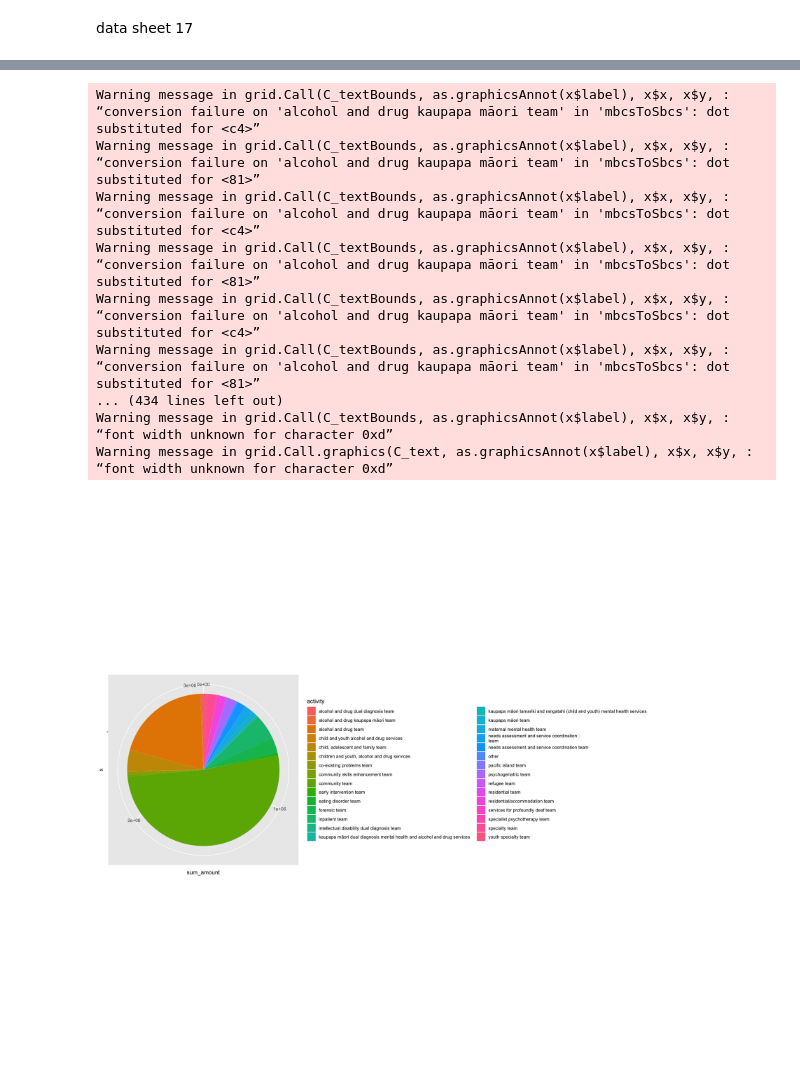
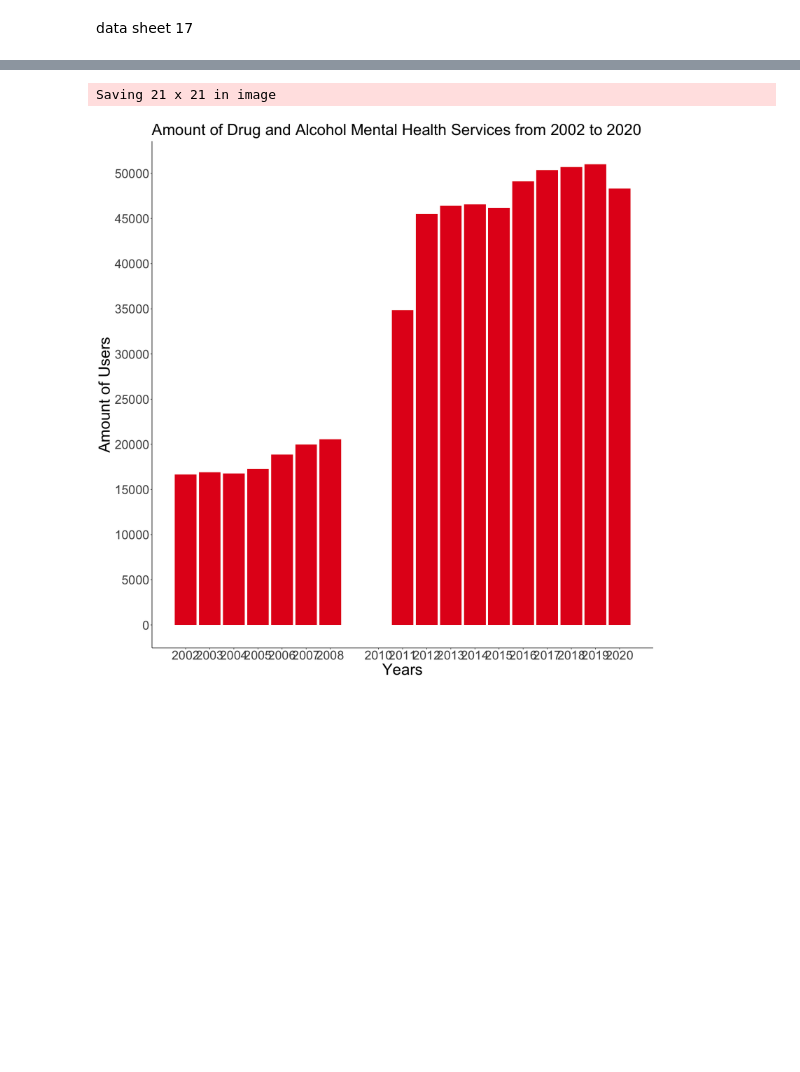
Before and after one commit to damiansastre/data201, a Jupyter notebook: project/project_damian.ipynb, the cells around one changed output, grey strips where cells are left out. Cells and saved outputs as stored; diff of their text form; code cells hidden in the pictures; blank space fills up the shorter version.

```diff
--- a/project/project_damian.ipynb
+++ b/project/project_damian.ipynb
@@ -637,13 +712,13 @@ get_service_data <- function(filename, sheet, range, year, cols=NULL){
 
 full_colnames <- colnames(get_service_data('mental_health2002.xls', "A9",  'B5:V131', 2002))
 
+
 service_data <- get_service_data('mental_health2002.xls', "A15",  'B5:V93', 2002) %>%
                 rbind(get_service_data('mental_health2003.xls', "A15",  'B5:V93', 2003)) %>%
                 rbind(get_service_data('mental_health2004.xls', "A15",  'B5:V93', 2004)) %>%
                 rbind(get_service_data('mental_health2005.xls', "A15",  'B5:V93', 2005)) %>%
                 rbind(get_service_data('mental_health2006.xls', "15A",  'B5:V93', 2006, full_colnames)) %>%
                 rbind(get_service_data('mental_health2007.xls', "15B",  'B5:V93', 2007, full_colnames)) %>%
-                rbind(get_service_data('mental_health2008.xls', "A15",  'B5:V93', 2007, full_colnames)) %>%
                 rbind(get_service_data('mental_health2008.xls', "A15",  'B5:V93', 2008, full_colnames)) %>%
                 rbind(get_service_data('mental_health2011.xlsx', "Table23",  'A4:U73', 2011, full_colnames)) %>%
                 rbind(get_service_data('mental_health2012.xlsx', "table23",  'A4:U73', 2012, full_colnames)) %>%
@@ -655,8 +730,6 @@ service_data <- get_service_data('mental_health2002.xls', "A15",  'B5:V93', 2002
                 rbind(get_service_data('mental_health2018.xlsx', "table23",  'A4:U73', 2018, full_colnames)) %>%
                 rbind(get_service_data('mental_health2019.xlsx', "table23",  'A4:U73', 2019, full_colnames)) %>%
                 rbind(get_service_data('mental_health2020.xlsx', "table23",  'A4:U73', 2020, full_colnames))
-
-service_data
 # %% [output]
 New names:
 * `` -> ...1
@@ -746,25 +757,26 @@ A tibble: 11232 × 5
 # %%
-service_data %>%    group_by(activity) %>%
-                    select(activity,amount) %>%
-                    summarise(sum_amount = round(sum(amount)), .groups='drop_last') %>%  # getting the mean amount of users for each user type by hour (droping the last column)
-                    ggplot(aes(fill=activity, y=sum_amount, x="")) +
-                    geom_bar(stat="identity") + coord_polar("y", start=0)
+
+
+service_data %>% filter(activity=='alcohol and drug team') %>%
+                group_by(year, activity) %>%
+                select(year, activity, amount) %>%
+                summarise(sum_amount = round(sum(amount)), .groups='drop_last') %>%  # getting the mean amount of users for each user type by hour (droping the last column)
+                ggplot( aes(fill=activity, y=sum_amount, x=year)) +
+                geom_bar(position="stack", stat="identity") +
+                scale_x_continuous(breaks=years$year) +
+                labs(x= "Years",
+                     y='Amount of Users',
+                     fill='Service',
+                     title='Amount of Drug and Alcohol Mental Health Services from 2002 to 2020') +
+                    theme_classic() + theme(plot.title = element_text(size=30),
+                                          text = element_text(size=30))  +
+
+
+                    scale_fill_brewer(palette="Set1") +  #assigning pallete
+
+                scale_y_continuous(breaks=seq(0, 200000, 5000)) + guides(fill=FALSE)
+
+ggsave('service.png', scale=3)
 # %% [output]
-Warning message in grid.Call(C_textBounds, as.graphicsAnnot(x$label), x$x, x$y, :
-“conversion failure on 'alcohol and drug kaupapa māori team' in 'mbcsToSbcs': dot substituted for <c4>”
-Warning message in grid.Call(C_textBounds, as.graphicsAnnot(x$label), x$x, x$y, :
-“conversion failure on 'alcohol and drug kaupapa māori team' in 'mbcsToSbcs': dot substituted for <81>”
-Warning message in grid.Call(C_textBounds, as.graphicsAnnot(x$label), x$x, x$y, :
-“conversion failure on 'alcohol and drug kaupapa māori team' in 'mbcsToSbcs': dot substituted for <c4>”
-Warning message in grid.Call(C_textBounds, as.graphicsAnnot(x$label), x$x, x$y, :
-“conversion failure on 'alcohol and drug kaupapa māori team' in 'mbcsToSbcs': dot substituted for <81>”
-Warning message in grid.Call(C_textBounds, as.graphicsAnnot(x$label), x$x, x$y, :
-“conversion failure on 'alcohol and drug kaupapa māori team' in 'mbcsToSbcs': dot substituted for <c4>”
-Warning message in grid.Call(C_textBounds, as.graphicsAnnot(x$label), x$x, x$y, :
-“conversion failure on 'alcohol and drug kaupapa māori team' in 'mbcsToSbcs': dot substituted for <81>”
-... (434 lines left out)
-Warning message in grid.Call(C_textBounds, as.graphicsAnnot(x$label), x$x, x$y, :
-“font width unknown for character 0xd”
-Warning message in grid.Call.graphics(C_text, as.graphicsAnnot(x$label), x$x, x$y, :
-“font width unknown for character 0xd”
+Saving 21 x 21 in image
-[figure, old version]
+[figure, new version]
```
Also changed, not shown: parts of 20 cells of this notebook, 1 other file.
